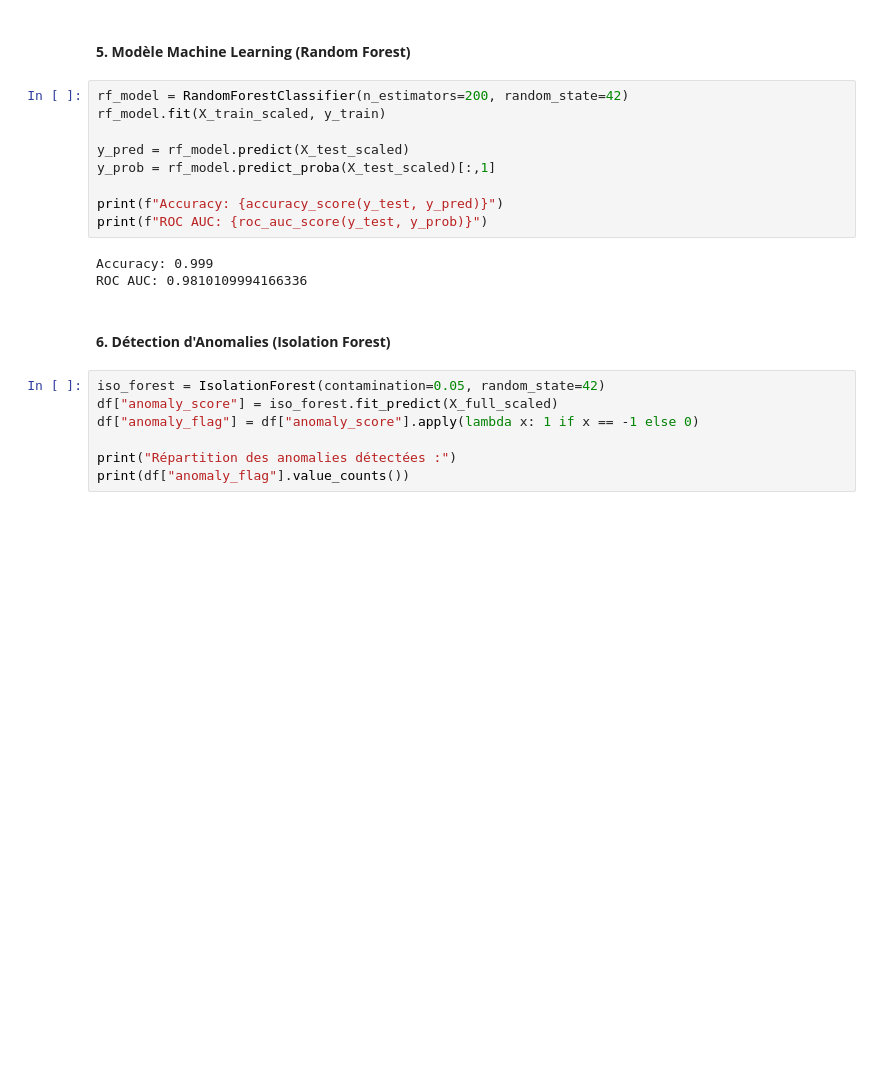
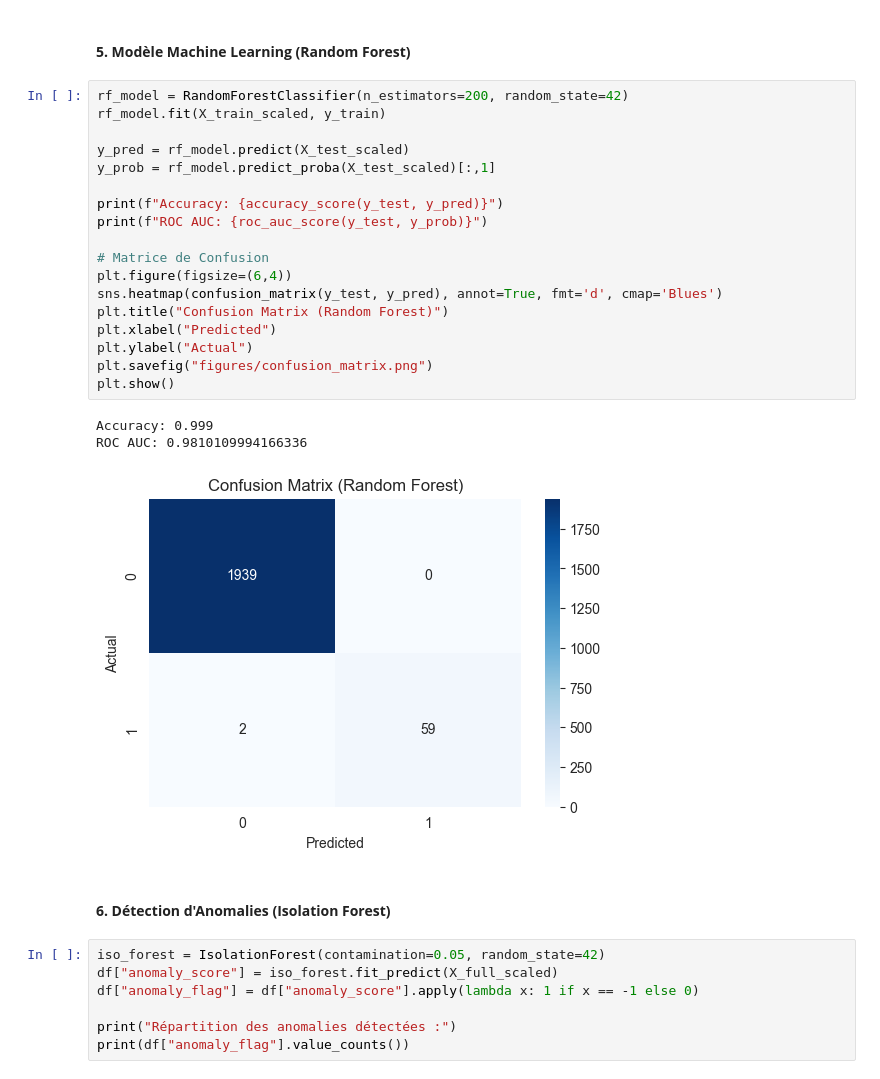
Before and after one commit to elswordexe/predictive-maintenance-anomaly-detection, a Jupyter notebook: NoteBooks/analyse.ipynb, the cells around one changed output. Cells and saved outputs as stored; diff of their text form; blank space fills up the shorter version.

```diff
--- a/NoteBooks/analyse.ipynb
+++ b/NoteBooks/analyse.ipynb
@@ -108,20 +112,30 @@ scaler_full = StandardScaler()
 X_full_scaled = scaler_full.fit_transform(X)
 # %% [markdown]
 #### **5. Modèle Machine Learning (Random Forest)**
-# %%
-rf_model = RandomForestClassifier(n_estimators=200, random_state=42)
-rf_model.fit(X_train_scaled, y_train)
-
-y_pred = rf_model.predict(X_test_scaled)
-y_prob = rf_model.predict_proba(X_test_scaled)[:,1]
-
-print(f"Accuracy: {accuracy_score(y_test, y_pred)}")
-print(f"ROC AUC: {roc_auc_score(y_test, y_prob)}")
-# %% [output]
-Accuracy: 0.999
-ROC AUC: 0.9810109994166336
-# %% [markdown]
-#### **6. Détection d'Anomalies (Isolation Forest)**
+# %%
+rf_model = RandomForestClassifier(n_estimators=200, random_state=42)
+rf_model.fit(X_train_scaled, y_train)
+
+y_pred = rf_model.predict(X_test_scaled)
+y_prob = rf_model.predict_proba(X_test_scaled)[:,1]
+
+print(f"Accuracy: {accuracy_score(y_test, y_pred)}")
+print(f"ROC AUC: {roc_auc_score(y_test, y_prob)}")
+
+# Matrice de Confusion
+plt.figure(figsize=(6,4))
+sns.heatmap(confusion_matrix(y_test, y_pred), annot=True, fmt='d', cmap='Blues')
+plt.title("Confusion Matrix (Random Forest)")
+plt.xlabel("Predicted")
+plt.ylabel("Actual")
+plt.savefig("figures/confusion_matrix.png")
+plt.show()
+# %% [output]
+Accuracy: 0.999
+ROC AUC: 0.9810109994166336
+[figure, added]
+# %% [markdown]
+#### **6. Détection d'Anomalies (Isolation Forest)**
 # %%
 iso_forest = IsolationForest(contamination=0.05, random_state=42)
 df["anomaly_score"] = iso_forest.fit_predict(X_full_scaled)
```
Also changed, not shown: parts of 2 cells of this notebook, 7 other files.
